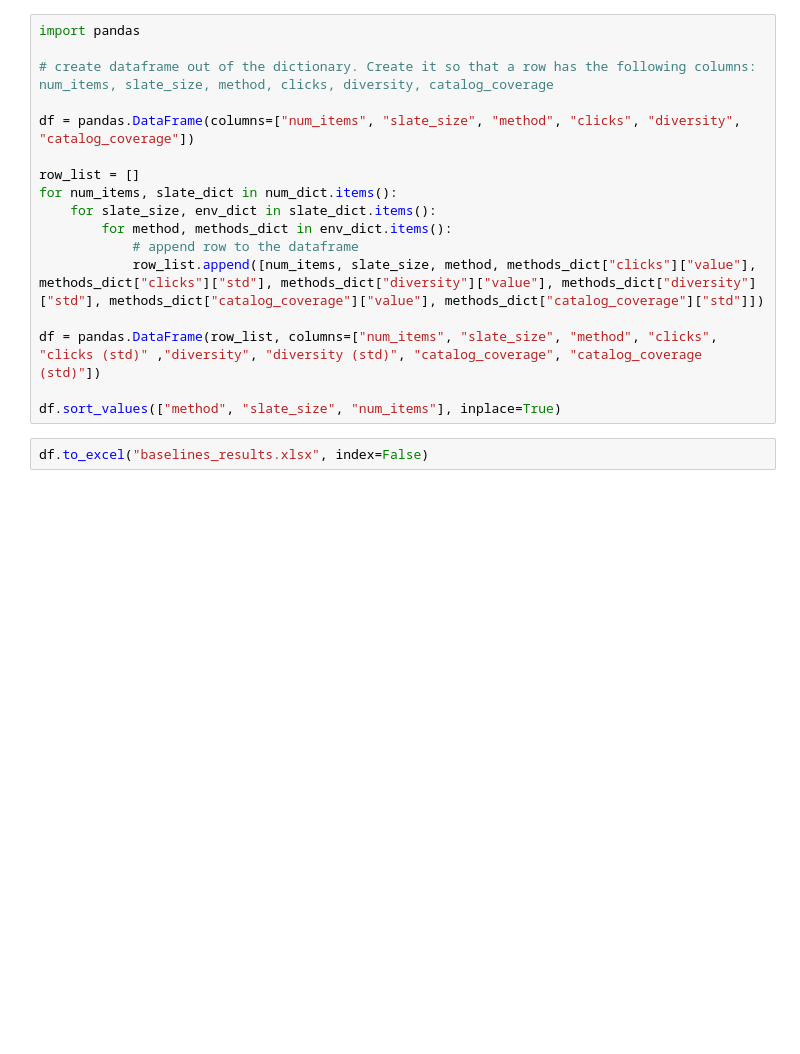
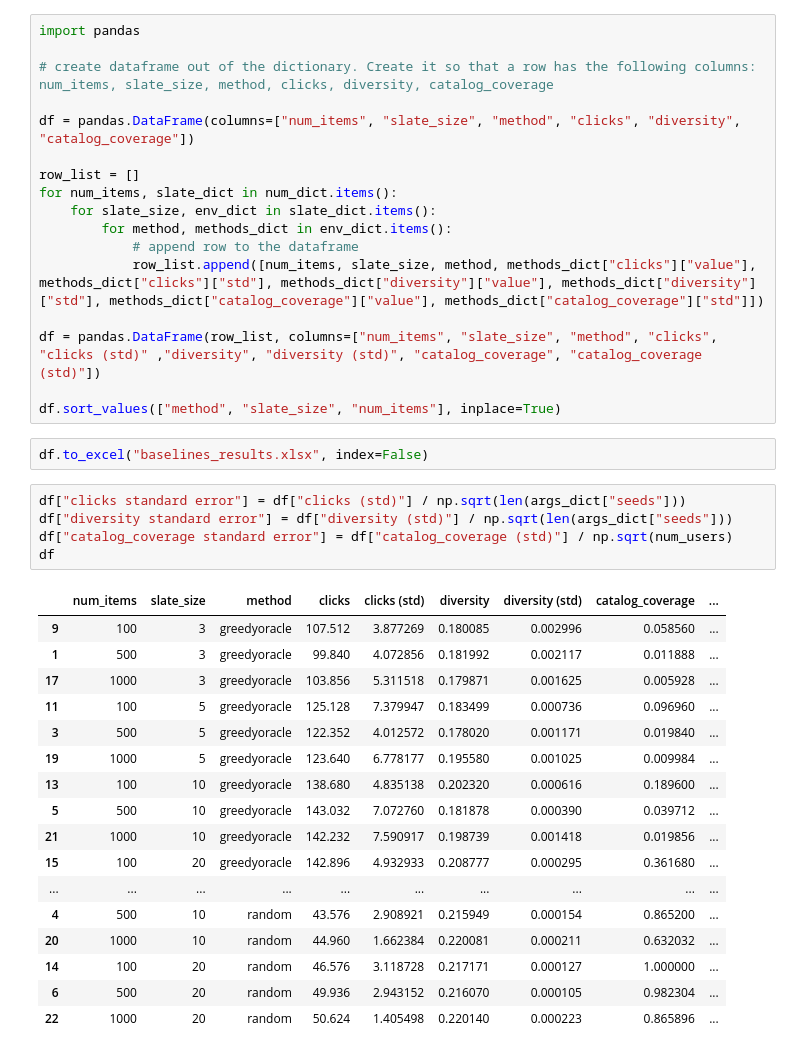
Before and after one commit to YasBenAll/Master_thesis_RLRSs, a Jupyter notebook: baselines.ipynb, the cells around one changed output. Cells and saved outputs as stored; diff of their text form; blank space fills up the shorter version.

```diff
--- a/baselines.ipynb
+++ b/baselines.ipynb
@@ -222,3 +222,26 @@ df = pandas.DataFrame(row_list, columns=["num_items", "slate_size", "method", "c
 df.sort_values(["method", "slate_size", "num_items"], inplace=True)
 # %%
 df.to_excel("baselines_results.xlsx", index=False)
+# %%
+df["clicks standard error"] = df["clicks (std)"] / np.sqrt(len(args_dict["seeds"]))
+df["diversity standard error"] = df["diversity (std)"] / np.sqrt(len(args_dict["seeds"]))
+df["catalog_coverage standard error"] = df["catalog_coverage (std)"] / np.sqrt(num_users)
+df
+# %% [output]
+|  | num_items | slate_size | method | clicks | clicks (std) | diversity | diversity (std) | catalog_coverage | ... |
+| 9 | 100 | 3 | greedyoracle | 107.512 | 3.877269 | 0.180085 | 0.002996 | 0.058560 | ... |
+| 1 | 500 | 3 | greedyoracle | 99.840 | 4.072856 | 0.181992 | 0.002117 | 0.011888 | ... |
+| 17 | 1000 | 3 | greedyoracle | 103.856 | 5.311518 | 0.179871 | 0.001625 | 0.005928 | ... |
+| 11 | 100 | 5 | greedyoracle | 125.128 | 7.379947 | 0.183499 | 0.000736 | 0.096960 | ... |
+| 3 | 500 | 5 | greedyoracle | 122.352 | 4.012572 | 0.178020 | 0.001171 | 0.019840 | ... |
+| 19 | 1000 | 5 | greedyoracle | 123.640 | 6.778177 | 0.195580 | 0.001025 | 0.009984 | ... |
+| 13 | 100 | 10 | greedyoracle | 138.680 | 4.835138 | 0.202320 | 0.000616 | 0.189600 | ... |
+| 5 | 500 | 10 | greedyoracle | 143.032 | 7.072760 | 0.181878 | 0.000390 | 0.039712 | ... |
+| 21 | 1000 | 10 | greedyoracle | 142.232 | 7.590917 | 0.198739 | 0.001418 | 0.019856 | ... |
+| 15 | 100 | 20 | greedyoracle | 142.896 | 4.932933 | 0.208777 | 0.000295 | 0.361680 | ... |
+| ... | ... | ... | ... | ... | ... | ... | ... | ... | ... |
+| 4 | 500 | 10 | random | 43.576 | 2.908921 | 0.215949 | 0.000154 | 0.865200 | ... |
+| 20 | 1000 | 10 | random | 44.960 | 1.662384 | 0.220081 | 0.000211 | 0.632032 | ... |
+| 14 | 100 | 20 | random | 46.576 | 3.118728 | 0.217171 | 0.000127 | 1.000000 | ... |
+| 6 | 500 | 20 | random | 49.936 | 2.943152 | 0.216070 | 0.000105 | 0.982304 | ... |
+| 22 | 1000 | 20 | random | 50.624 | 1.405498 | 0.220140 | 0.000223 | 0.865896 | ... |
```
Also changed, not shown: parts of 6 cells of this notebook, 37 other files.
